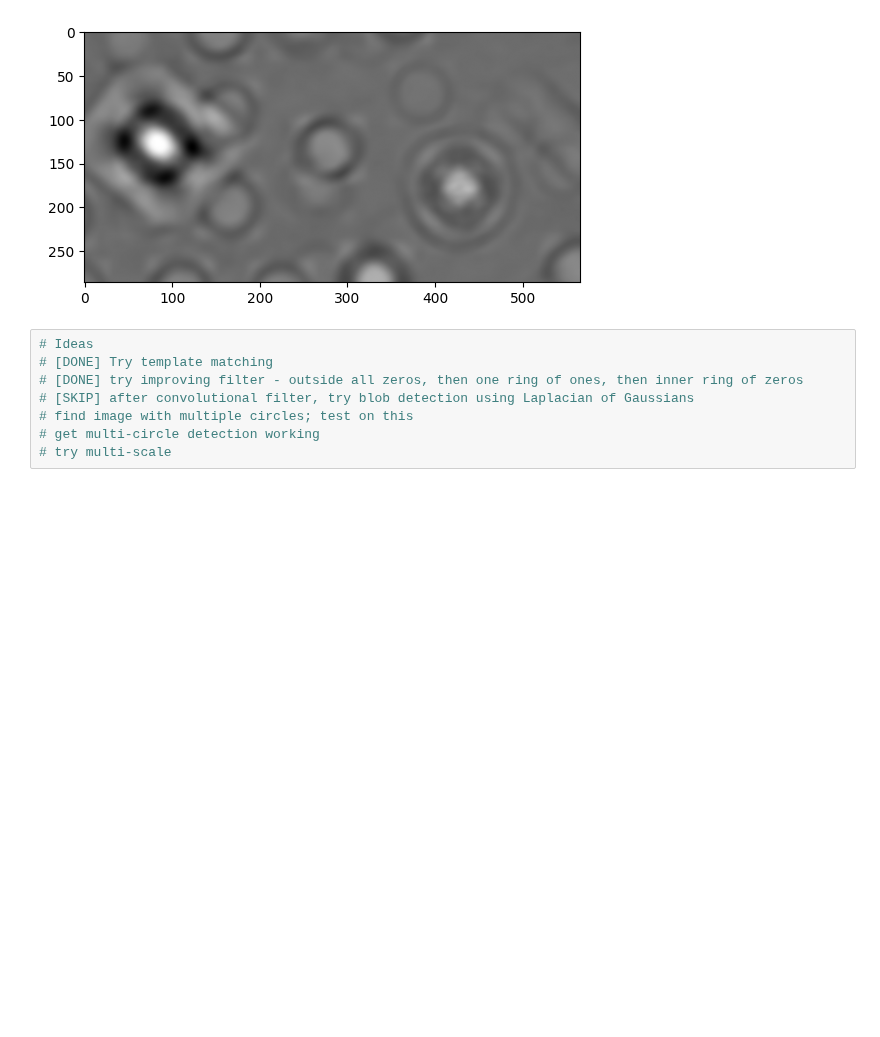
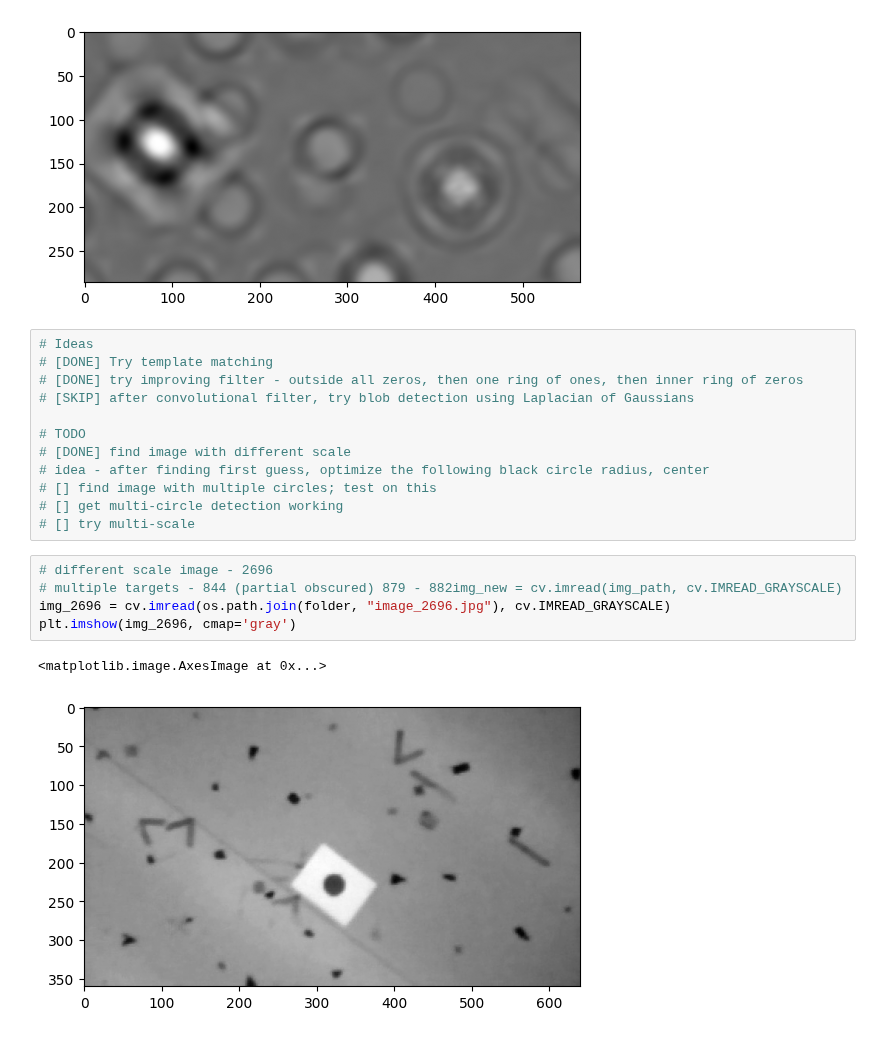
Before and after one commit to jclundy/aer1217_labs, a Jupyter notebook: lab3/lab3-notebook.ipynb, the cells around one changed output. Drawn from its saved outputs; the diff is of its cells as text; blank space fills up the shorter version.

```diff
--- a/lab3/lab3-notebook.ipynb
+++ b/lab3/lab3-notebook.ipynb
@@ -151,6 +126,18 @@ plt.imshow(res, cmap='gray')
 # [DONE] Try template matching
 # [DONE] try improving filter - outside all zeros, then one ring of ones, then inner ring of zeros
 # [SKIP] after convolutional filter, try blob detection using Laplacian of Gaussians
-# find image with multiple circles; test on this
-# get multi-circle detection working
-# try multi-scale
+
+# TODO
+# [DONE] find image with different scale
+# idea - after finding first guess, optimize the following black circle radius, center
+# [] find image with multiple circles; test on this
+# [] get multi-circle detection working
+# [] try multi-scale
+# %%
+# different scale image - 2696
+# multiple targets - 844 (partial obscured) 879 - 882img_new = cv.imread(img_path, cv.IMREAD_GRAYSCALE)
+img_2696 = cv.imread(os.path.join(folder, "image_2696.jpg"), cv.IMREAD_GRAYSCALE)
+plt.imshow(img_2696, cmap='gray')
+# %% [output]
+<matplotlib.image.AxesImage at 0x...>
+[figure, added]
```
Also changed, not shown: parts of 15 cells of this notebook.
